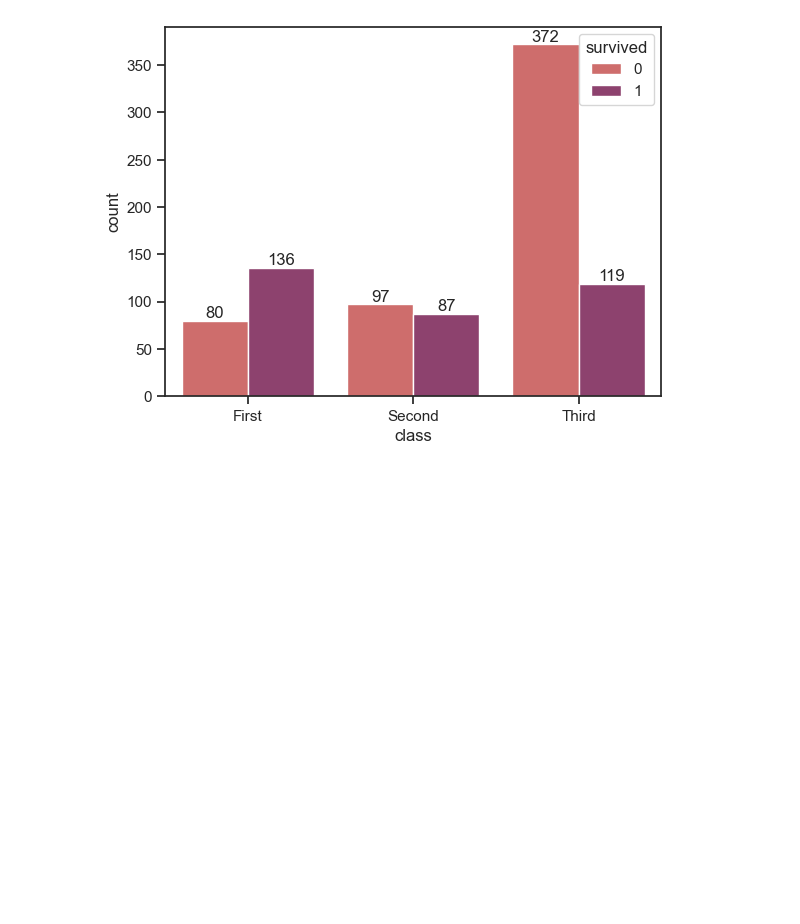
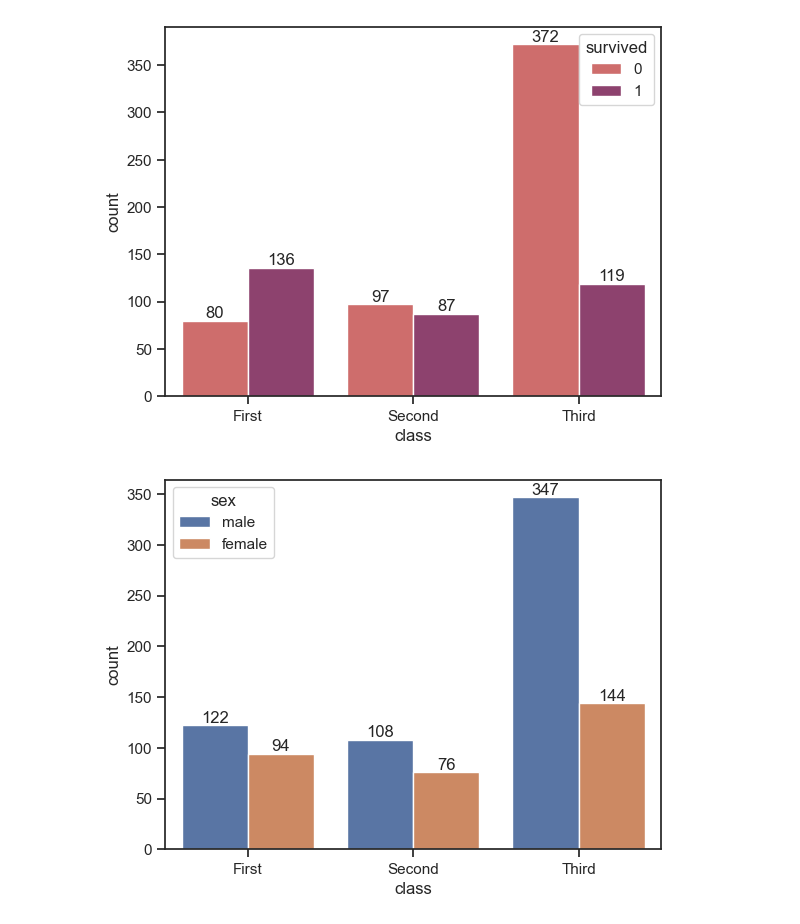
Before and after one commit to rakeshtparayil/Matplotlib-Seaborn, a Jupyter notebook: matplotlib&seaborn.ipynb, the cells around one changed output. Cells and saved outputs as stored; diff of their text form; code cells hidden in the pictures; blank space fills up the shorter version.

Commit message:
new_charts

```diff
--- a/matplotlib&seaborn.ipynb
+++ b/matplotlib&seaborn.ipynb
@@ -64,3 +65,10 @@ for container in ax.containers:
     ax.bar_label(container)
 # %% [output]
 [figure]
+# %%
+#countplot with values in plot
+ax = sns.countplot(x='class',data=titanic, hue='sex')
+for container in ax.containers:
+    ax.bar_label(container)
+# %% [output]
+[figure, added]
```
Also changed, not shown: parts of 5 cells of this notebook.
